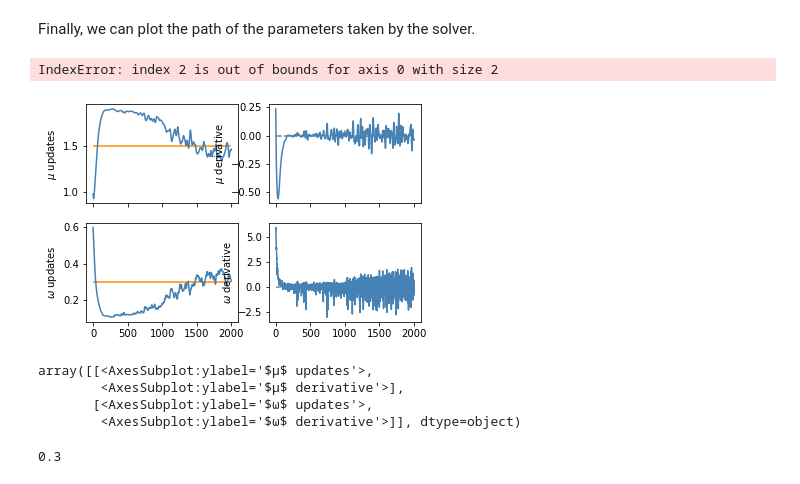
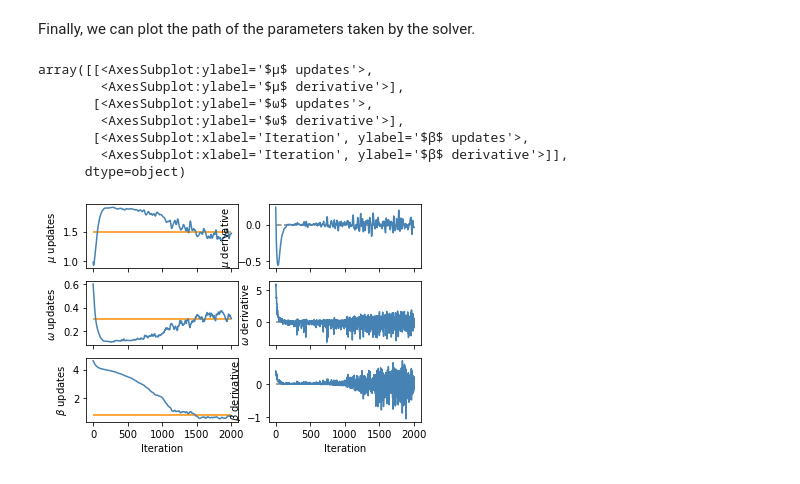
Before and after one commit to saadlabyad/aslsd, a Jupyter notebook: examples/fit_exp1d.ipynb, the cells around one changed output. Saved outputs shown, nothing was run; the diff lists cells and outputs as text; code cells hidden in the pictures.

```diff
--- a/examples/fit_exp1d.ipynb
+++ b/examples/fit_exp1d.ipynb
@@ -111,20 +111,15 @@ ax.legend()
 # %% [markdown]
 Finally, we can plot the path of the parameters taken by the solver.
 # %%
-fig, axes = plt.subplots(nrows=2, ncols=2, sharex=True, sharey=False)
+fig, axes = plt.subplots(nrows=3, ncols=2, sharex=True, sharey=False)
 mhp.plot_solver_path(true_mu=true_mu, true_ker_param=true_ker_param,
                      plot_derivatives=True, derivatives_zero=True, axes=axes)
 # %% [output]
-IndexError: index 2 is out of bounds for axis 0 with size 2
+array([[<AxesSubplot:ylabel='$μ$ updates'>,
+        <AxesSubplot:ylabel='$μ$ derivative'>],
+       [<AxesSubplot:ylabel='$ω$ updates'>,
+        <AxesSubplot:ylabel='$ω$ derivative'>],
+       [<AxesSubplot:xlabel='Iteration', ylabel='$β$ updates'>,
+        <AxesSubplot:xlabel='Iteration', ylabel='$β$ derivative'>]],
+      dtype=object)
-[figure, old version]
+[figure, new version]
-# %%
-axes
-# %% [output]
-array([[<AxesSubplot:ylabel='$μ$ updates'>,
-        <AxesSubplot:ylabel='$μ$ derivative'>],
-       [<AxesSubplot:ylabel='$ω$ updates'>,
-        <AxesSubplot:ylabel='$ω$ derivative'>]], dtype=object)
-# %%
-true_ker_param[i][j][ix_param]
-# %% [output]
-0.3
```
